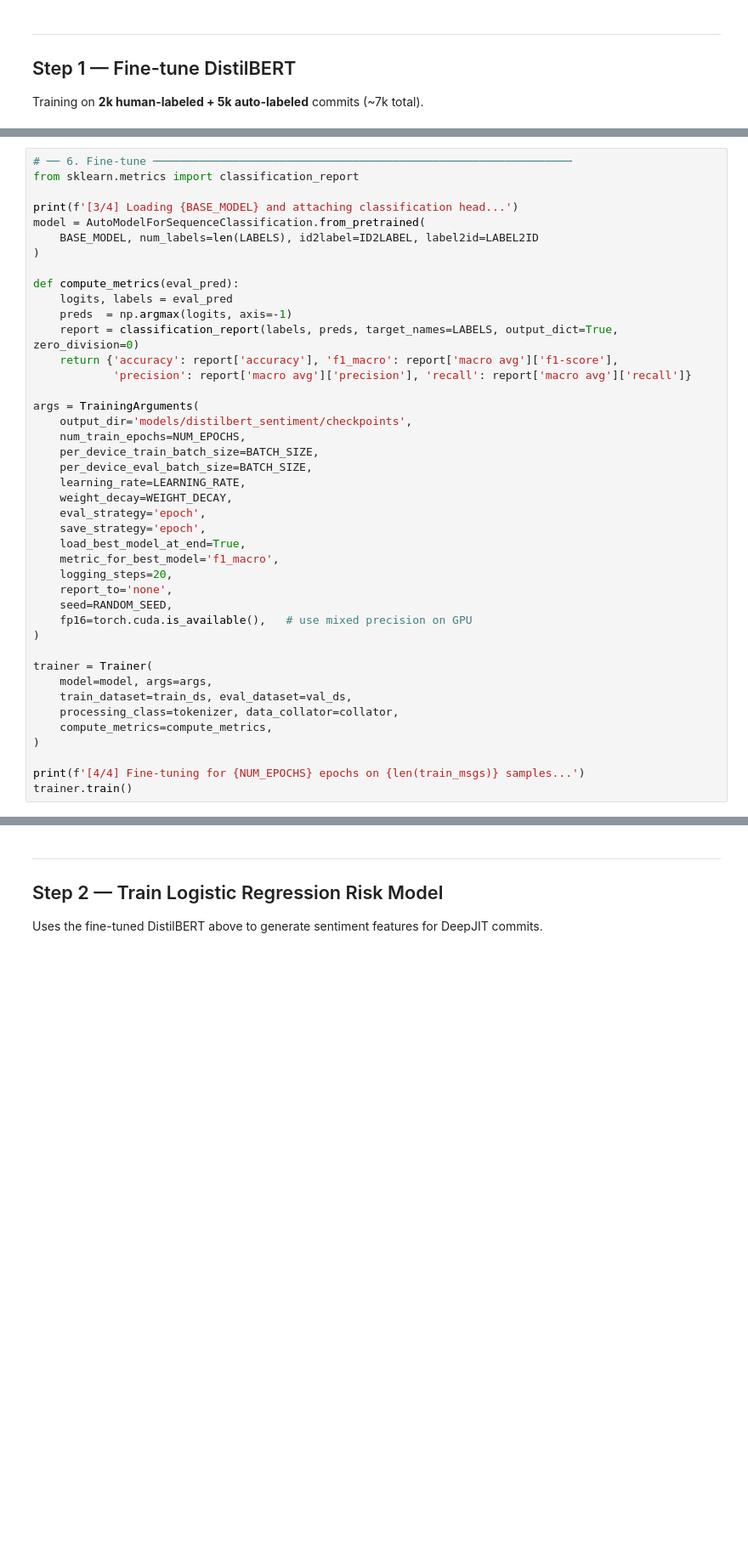
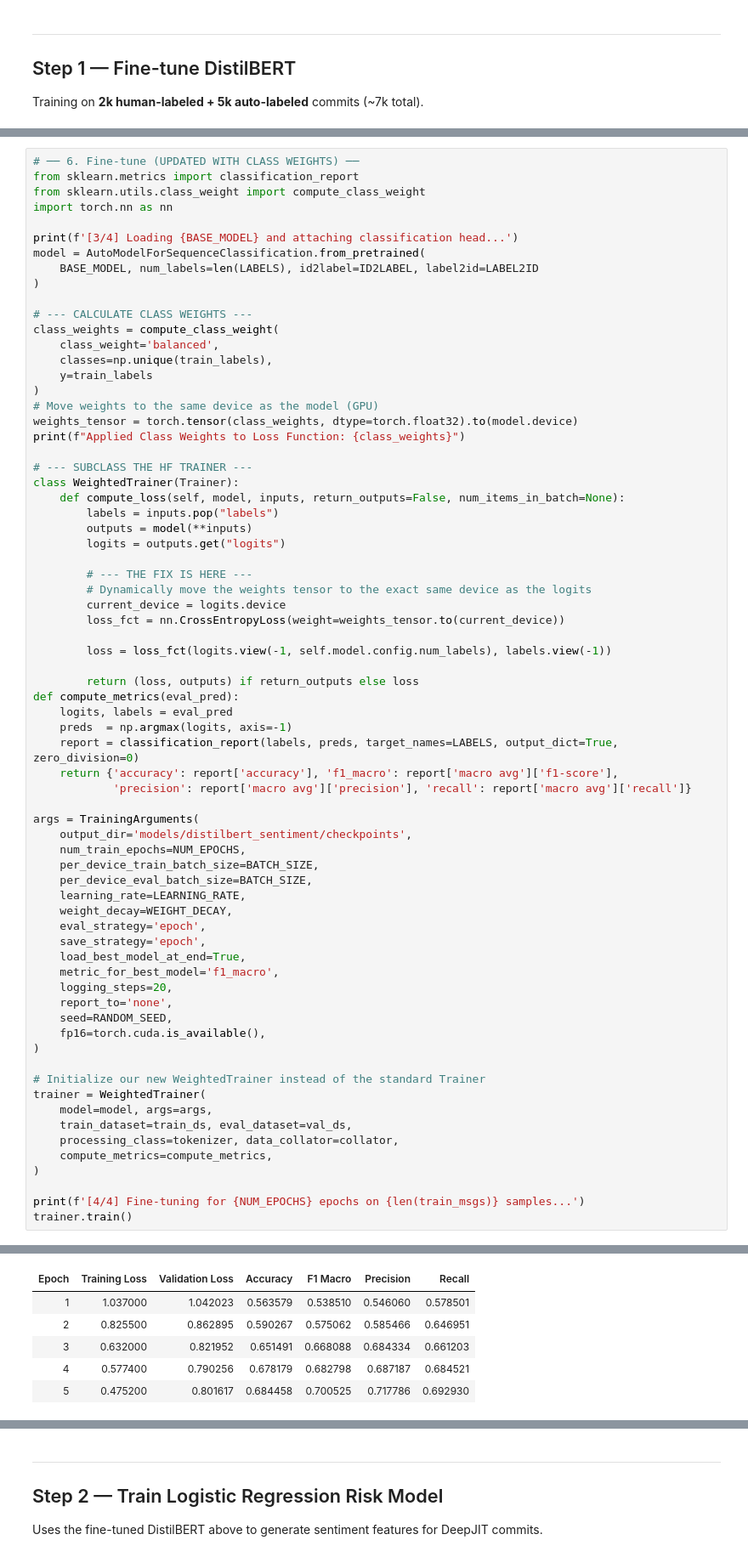
Before and after one commit to GitRatBCSAD/gomi-ml, a Jupyter notebook: gomi_train.ipynb, the cells around one changed output, grey strips where cells are left out. Shown at 85% size. Cells and saved outputs as stored; diff of their text form; blank space fills up the shorter version.

```diff
--- a/gomi_train.ipynb
+++ b/gomi_train.ipynb
@@ -138,12 +257,39 @@ print('      Tokenization done.')
 # %%
-# ── 6. Fine-tune ───────────────────────────────────────────────────────────────
+# ── 6. Fine-tune (UPDATED WITH CLASS WEIGHTS) ──
 from sklearn.metrics import classification_report
+from sklearn.utils.class_weight import compute_class_weight
+import torch.nn as nn
 
 print(f'[3/4] Loading {BASE_MODEL} and attaching classification head...')
 model = AutoModelForSequenceClassification.from_pretrained(
     BASE_MODEL, num_labels=len(LABELS), id2label=ID2LABEL, label2id=LABEL2ID
 )
 
+# --- CALCULATE CLASS WEIGHTS ---
+class_weights = compute_class_weight(
+    class_weight='balanced',
+    classes=np.unique(train_labels),
+    y=train_labels
+)
+# Move weights to the same device as the model (GPU)
+weights_tensor = torch.tensor(class_weights, dtype=torch.float32).to(model.device)
+print(f"Applied Class Weights to Loss Function: {class_weights}")
+
+# --- SUBCLASS THE HF TRAINER ---
+class WeightedTrainer(Trainer):
+    def compute_loss(self, model, inputs, return_outputs=False, num_items_in_batch=None):
+        labels = inputs.pop("labels")
+        outputs = model(**inputs)
+        logits = outputs.get("logits")
+
+        # --- THE FIX IS HERE ---
+        # Dynamically move the weights tensor to the exact same device as the logits
+        current_device = logits.device
+        loss_fct = nn.CrossEntropyLoss(weight=weights_tensor.to(current_device))
+
+        loss = loss_fct(logits.view(-1, self.model.config.num_labels), labels.view(-1))
+
+        return (loss, outputs) if return_outputs else loss
 def compute_metrics(eval_pred):
     logits, labels = eval_pred
     preds  = np.argmax(logits, axis=-1)
@@ -165,10 +311,11 @@ args = TrainingArguments(
     logging_steps=20,
     report_to='none',
     seed=RANDOM_SEED,
-    fp16=torch.cuda.is_available(),   # use mixed precision on GPU
+    fp16=torch.cuda.is_available(),
 )
 
-trainer = Trainer(
+# Initialize our new WeightedTrainer instead of the standard Trainer
+trainer = WeightedTrainer(
     model=model, args=args,
     train_dataset=train_ds, eval_dataset=val_ds,
     processing_class=tokenizer, data_collator=collator,
@@ -177,3 +324,4 @@ trainer = Trainer(
 
 print(f'[4/4] Fine-tuning for {NUM_EPOCHS} epochs on {len(train_msgs)} samples...')
 trainer.train()
+# %% [output]
@@ -179,0 +334,6 @@ trainer.train()
+| Epoch | Training Loss | Validation Loss | Accuracy | F1 Macro | Precision | Recall |
+| 1 | 1.037000 | 1.042023 | 0.563579 | 0.538510 | 0.546060 | 0.578501 |
+| 2 | 0.825500 | 0.862895 | 0.590267 | 0.575062 | 0.585466 | 0.646951 |
+| 3 | 0.632000 | 0.821952 | 0.651491 | 0.668088 | 0.684334 | 0.661203 |
+| 4 | 0.577400 | 0.790256 | 0.678179 | 0.682798 | 0.687187 | 0.684521 |
+| 5 | 0.475200 | 0.801617 | 0.684458 | 0.700525 | 0.717786 | 0.692930 |
```
Also changed, not shown: parts of 16 cells of this notebook.
